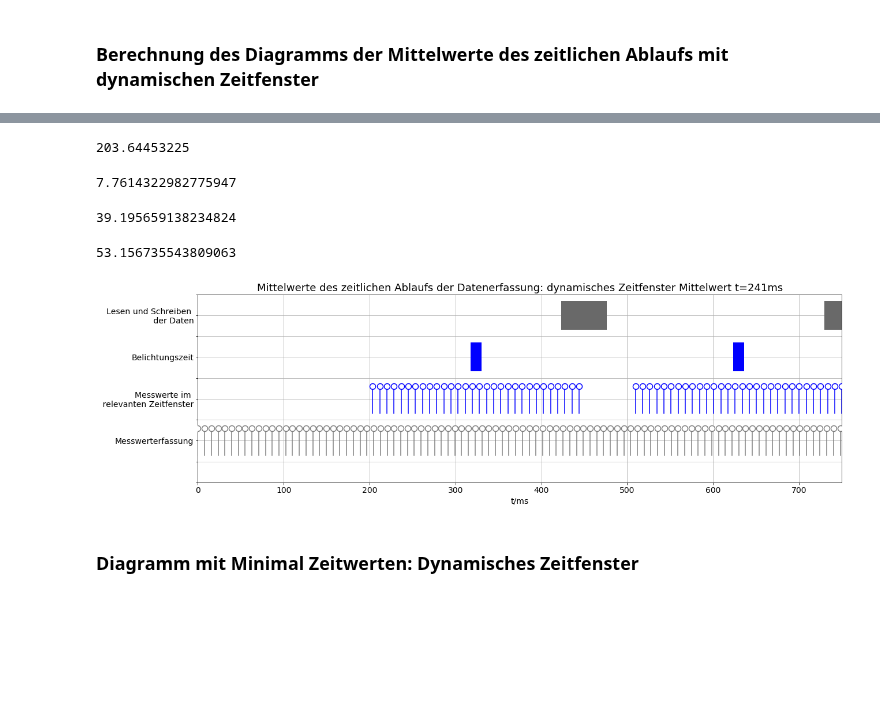
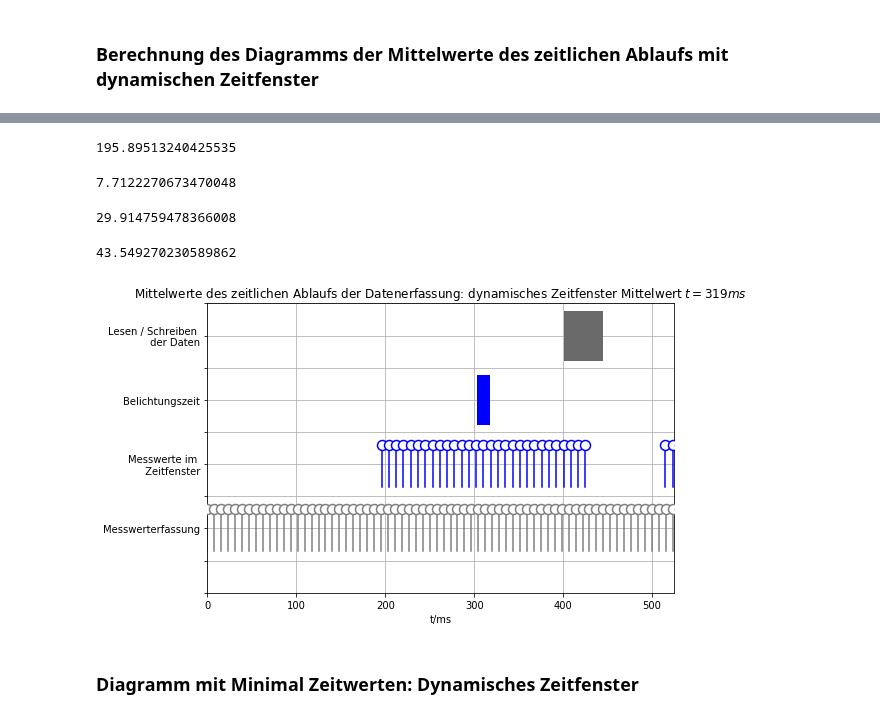
Before and after one commit to SandGreif/FahrradwegeKlassifizierung, a Jupyter notebook: datenvisualisierung/gatheringSequence.ipynb, the cells around one changed output, grey strips where cells are left out. Saved outputs shown, nothing was run; the diff lists cells and outputs as text; code cells hidden in the pictures; blank space fills up the shorter version.

```diff
--- a/datenvisualisierung/gatheringSequence.ipynb
+++ b/datenvisualisierung/gatheringSequence.ipynb
@@ -26,7 +26,7 @@ import matplotlib.pyplot as plt
 import matplotlib.ticker as ticker
 import matplotlib.patches as mpatches
 # %%
-featuresDf = pandas.read_csv(filepath_or_buffer="E:/bachelor/daten/2018_4_30_13_4/1/merkmaleRoh.csv")
+featuresDf = pandas.read_csv(filepath_or_buffer="../daten/merkmale_datensatz_37_bis_42/merkmale.csv")
 # %%
 featuresDf.describe()
 # %% [output]
@@ -347,5 +361,5 @@ Name: 0, dtype: object
 # %%
 # Mittelwert des Abstandes bis das nächste Bild aufgenommen wurde
-meanCaptureImagesTime = 306
+meanCaptureImagesTime = 319
 # %%
 (((featuresDf['Start des Zeitfensters in ns seit Start der JVM'] - featuresDf['Start der Messwerterfassung in ns seit Start der JVM'])/ 1000000))
@@ -377,12 +373,12 @@ meanStartMeasurementDataTime = meanStartMeasurementDataTime[meanStartMeasurement
 meanStartMeasurementDataTime = meanStartMeasurementDataTime.mean()
 meanStartMeasurementDataTime
 # %% [output]
-203.64453225
+195.89513240425535
 # %%
 measuredDataPerMs = timeframe / featuresDf['Anzahl der Messwerte'].mean()
 measuredDataPerMs
 # %% [output]
-7.7614322982775947
+7.7122270673470048
 # %%
 exposureOffset = (timeframe - meanExposureTime) / 2
 # %%
@@ -390,16 +386,16 @@ exposureOffset = (timeframe - meanExposureTime) / 2
 meanStopMeasurementTime = (featuresDf['Zeitstempel Messwertdaten anfordern in Unixzeit'] - featuresDf['Zeitstempel in Unixzeit']).mean()
 meanStopMeasurementTime
 # %% [output]
-39.195659138234824
+29.914759478366008
 # %%
 # Mittelwert Dauer von Lesen und Schreiben der Merkmale
 meanWriteTime =  (featuresDf['Speicherzeitpunkt der Merkmale in Unixzeit'] - featuresDf['Zeitstempel in Unixzeit']).mean()
 meanWriteTime
 # %% [output]
-53.156735543809063
+43.549270230589862
 # %%
 # Plot mit stem Diagrammen
-fig, ax = plt.subplots(figsize=(20,6))
+fig, ax = plt.subplots(figsize=(9,5))
 i = 0
 numberImages = 2
 while i < 2:
@@ -427,43 +423,41 @@ while i < 2:
          # Nächste Bildaufnahme
          # Lesen und schreiben der Daten
         ax.hlines(xmin=meanCaptureImagesTime+meanStartMeasurementDataTime+timeframe+meanStopMeasurementToEndTimeframeTime-meanStopMeasurementTime,
                   xmax=meanCaptureImagesTime+meanStartMeasurementDataTime+timeframe+meanStopMeasurementToEndTimeframeTime-meanStopMeasurementTime+meanWriteTime,
               y=4, colors="dimgrey", lw=50)
         # Zeitfenster
         x = np.linspace(meanStartMeasurementDataTime+meanCaptureImagesTime,meanCaptureImagesTime+meanStartMeasurementDataTime+timeframe,
                         int(featuresDf['Anzahl der Messwerte'].mean()))
         (markers, stemlines, baseline) = plt.stem(x, np.full((x.size), 2.3), 'b-', basefmt='None', bottom=1.65, markerfmt='wo')
         plt.setp(stemlines, linestyle="-", color="b", linewidth=1.5)
         plt.setp(markers, markeredgecolor='b', markersize=10, markeredgewidth=1.5, zorder=3)
         # Belichtungszeit
         ax.hlines(xmin=meanStartMeasurementDataTime + exposureOffset+meanCaptureImagesTime,
                    xmax=meanStartMeasurementDataTime + exposureOffset + meanExposureTime+meanCaptureImagesTime,
                    y=3, colors="blue", lw=50)
     i = i + 1
 def formatter(y, pos):
     if y == 1:
         return 'Messwerterfassung'
     if y == 2:
-        return 'Messwerte im \n relevanten Zeitfenster'
+        return 'Messwerte im \n Zeitfenster'
     if y == 3:
         return 'Belichtungszeit'
     if y == 4:
-        return 'Lesen und Schreiben \n der Daten'
+        return 'Lesen / Schreiben \n der Daten'
     else:
         return ''
 
 plt.gca().yaxis.set_major_formatter(ticker.FuncFormatter(formatter))
-plt.xlabel('t/ms',fontsize=14)
-plt.title('Mittelwerte des zeitlichen Ablaufs der Datenerfassung: dynamisches Zeitfenster Mittelwert t=241ms',fontsize=18)
+plt.xlabel('t/ms')
+plt.title('Mittelwerte des zeitlichen Ablaufs der Datenerfassung: dynamisches Zeitfenster Mittelwert $t=319ms$')
 plt.grid()
-plt.yticks(fontsize=14)
-plt.xticks(fontsize=14)
-plt.xlim(0,750)
+plt.tight_layout()
+plt.xlim(0,525)
 plt.ylim(0,4.5)
-plt.rcParams["legend.fontsize"] = 14
-plt.savefig('mittelwerteZeitlicherAblaufDynamischesZeitfensterDatensatz31')
+plt.savefig('mittelwerteZeitlicherAblaufDynamischesZeitfensterDatensatz37_42')
 # %% [output]
-[figure, old version]
+[figure, new version]
 # %% [markdown]
 ### Diagramm mit Minimal Zeitwerten: Dynamisches Zeitfenster
 # %%
```
Also changed, not shown: parts of 9 cells of this notebook, 9 other files.
